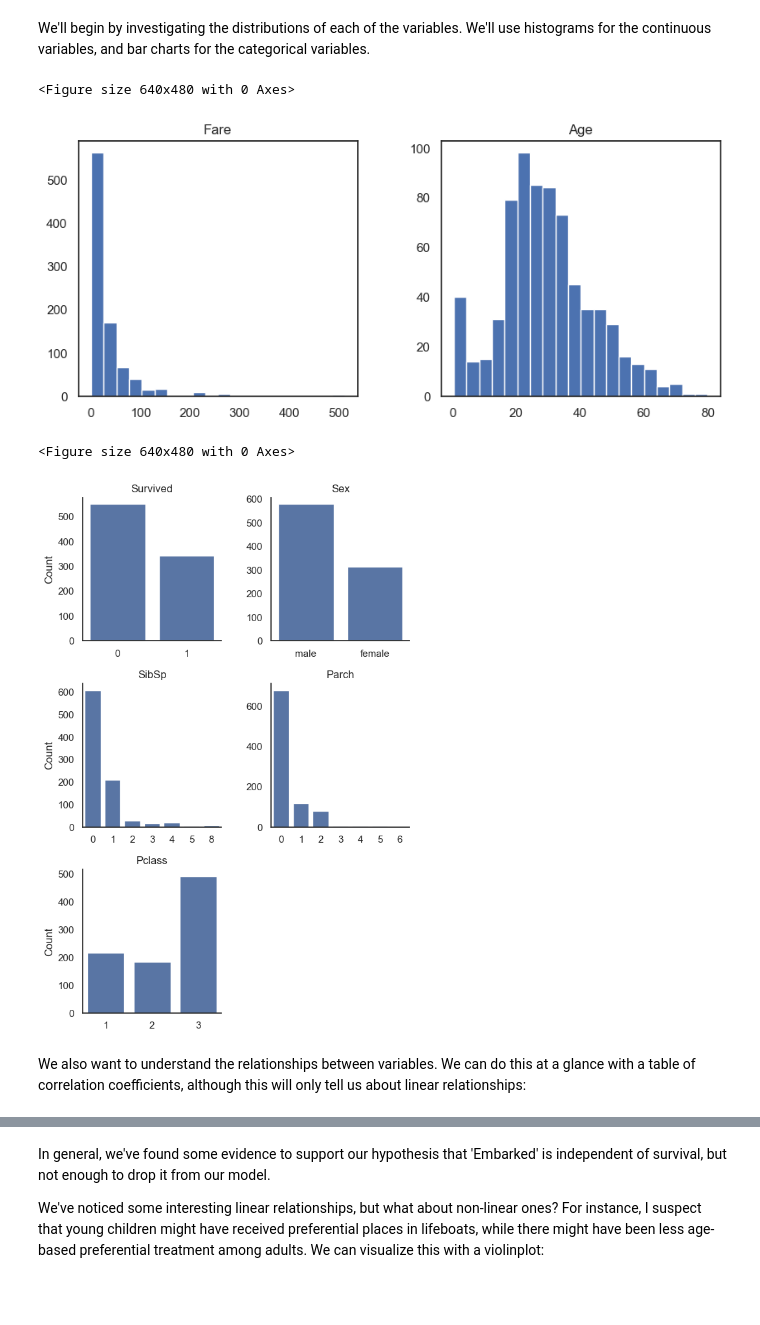
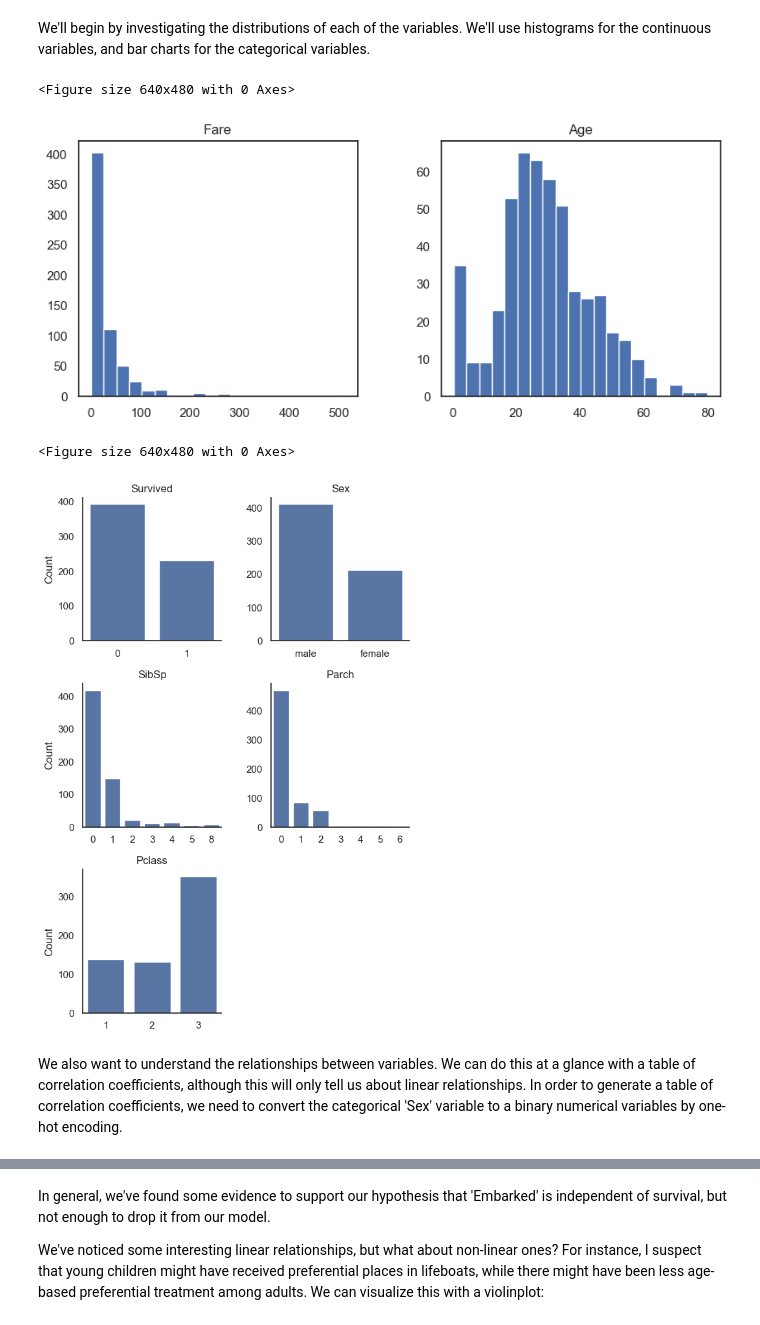
Before and after one commit to chriscarrollsmith/kaggle_notebooks, a Jupyter notebook: Titanic.ipynb, the cells around one changed output, grey strips where cells are left out. Drawn from its saved outputs; the diff is of its cells as text; code cells hidden in the pictures; blank space fills up the shorter version.

```diff
--- a/Titanic.ipynb
+++ b/Titanic.ipynb
@@ -196,15 +189,15 @@ sns.set(style='white', context='notebook', palette='deep')
 We'll begin by investigating the distributions of each of the variables. We'll use histograms for the continuous variables, and bar charts for the categorical variables.
 # %%
 # Display histograms for the two continuous variables, Fare and Age
-train[['Fare', 'Age']].hist(figsize=(10, 4), bins=20, grid=False)
+pretrain[['Fare', 'Age']].hist(figsize=(10, 4), bins=20, grid=False)
 plt.figure()
 # %% [output]
 <Figure size 640x480 with 0 Axes>
-[figure, old version]
+[figure, new version]
 <Figure size 640x480 with 0 Axes>
 # %%
 # Melt the data to long-form
-melted_data = pd.melt(frame=train, value_vars=['Survived', 'Sex', 'SibSp', 'Parch', 'Pclass'])
+melted_data = pd.melt(frame=pretrain, value_vars=['Survived', 'Sex', 'SibSp', 'Parch', 'Pclass'])
 
 # Function to handle plotting within FacetGrid
 def custom_countplot(x, **kwargs):
@@ -221,7 +214,7 @@ g.set_titles(template="{col_name}")
 # Show the plots
 plt.show()
 # %% [output]
-[figure, old version]
+[figure, new version]
 # %% [markdown]
-We also want to understand the relationships between variables. We can do this at a glance with a table of correlation coefficients, although this will only tell us about linear relationships:
+We also want to understand the relationships between variables. We can do this at a glance with a table of correlation coefficients, although this will only tell us about linear relationships. In order to generate a table of correlation coefficients, we need to convert the categorical 'Sex' variable to a binary numerical variables by one-hot encoding.
 # %%
```
Also changed, not shown: parts of 99 cells of this notebook.
